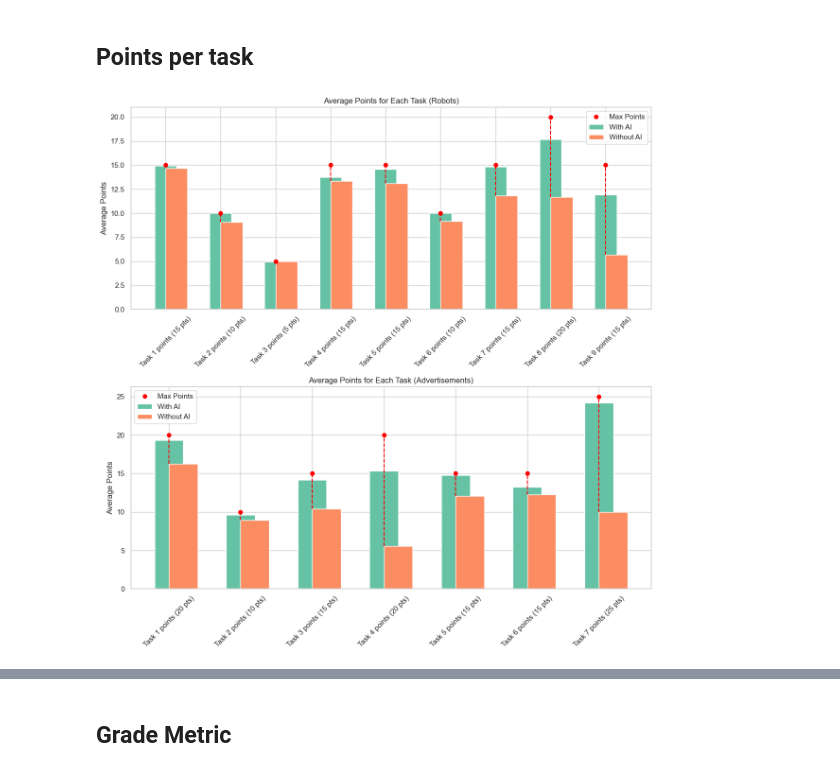
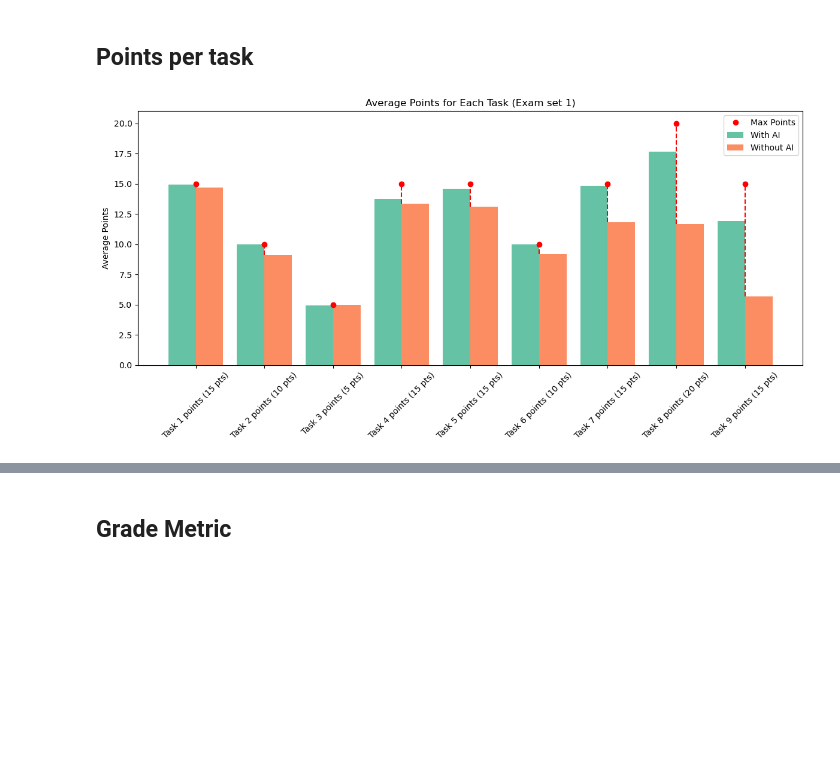
Before and after one commit to cseetreview/review_project, a Jupyter notebook: Notebook.ipynb, the cells around one changed output, grey strips where cells are left out. Saved outputs shown, nothing was run; the diff lists cells and outputs as text; code cells hidden in the pictures; blank space fills up the shorter version.

Commit message:
Cleaned notebook. List for figures. New data

```diff
--- a/Notebook.ipynb
+++ b/Notebook.ipynb
@@ -61,22 +61,19 @@ plt.show()
 # %%
-# Assuming 'Total Points' column is correctly calculated and exists in your dataframe
-# Create box plots for points
 plt.figure(figsize=(10, 6))
 sns.boxplot(x='Exam Set', y='Total Points', hue='With AI', data=data_filtered,
-            palette='Set2')  # Apply custom colors
-plt.title('Box plot of Points by Exam Set and With AI')
+            palette='Set2')
+plt.title('Box plot of Points by Exam Set and With Local LLM')
 plt.xlabel('Exam Set')
 plt.ylabel('Total Points')
-plt.legend(title='With AI')  # Add a title to the legend for clarity
+plt.legend(title='With AI')
 plt.show()
 
-# Create box plots for comparison of points scored with and without LLMs
 plt.figure(figsize=(10, 6))
 sns.boxplot(x='With AI', y='Total Points', data=data,
-            palette='Set2')  # Apply custom colors
-plt.title('Comparison of Points Scored With and Without LLMs')
-plt.xlabel('Use of LLM')
+            palette='Set2')
+plt.title('Comparison of Points Scored With and Without Local LLM')
+plt.xlabel('Use of Local LLM')
 plt.ylabel('Total Points')
-figures['Comparison of Points Scored With and Without LLMs'] = plt.gcf()
+figures['Comparison of Points Scored With and Without Local LLM'] = plt.gcf()
 plt.show()
 # %% [output]
@@ -223,59 +217,44 @@ plt.show()
 # %% [markdown]
 ## Points per task
 # %%
-# Define specific colors from the Set2 palette
-colors = sns.color_palette("Set2")[0:2]  # Select the first two colors from the Set2 palette
+colors = sns.color_palette("Set2")[0:2]
 
-# Filtering data for each set
-data_with_ai_robots = data[(data['With AI'] == 'Yes') & (data['Exam Set'] == 'Robots')]
-data_without_ai_robots = data[(data['With AI'] == 'No') & (data['Exam Set'] == 'Robots')]
-data_with_ai_ads = data[(data['With AI'] == 'Yes') & (data['Exam Set'] == 'Advertisements')]
-data_without_ai_ads = data[(data['With AI'] == 'No') & (data['Exam Set'] == 'Advertisements')]
+data_with_ai_robots = data[(data['With AI'] == 'Yes') & (data['Exam Set'] == 'Exam set 1')]
+data_without_ai_robots = data[(data['With AI'] == 'No') & (data['Exam Set'] == 'Exam set 1')]
+data_with_ai_ads = data[(data['With AI'] == 'Yes') & (data['Exam Set'] == 'Exam set 2')]
+data_without_ai_ads = data[(data['With AI'] == 'No') & (data['Exam Set'] == 'Exam set 2')]
 
-# Assuming tasks are from Task 1 to Task 9 for Robots and Task 1 to Task 7 for Advertisements
 task_columns_robots = ['Task 1 points', 'Task 2 points', 'Task 3 points', 'Task 4 points', 'Task 5 points', 'Task 6 points', 'Task 7 points', 'Task 8 points', 'Task 9 points']
 task_columns_adv = ['Task 1 points', 'Task 2 points', 'Task 3 points', 'Task 4 points', 'Task 5 points', 'Task 6 points', 'Task 7 points']
 
-# Calculating averages
 avg_points_with_ai_robots = data_with_ai_robots[task_columns_robots].mean()
 avg_points_without_ai_robots = data_without_ai_robots[task_columns_robots].mean()
 avg_points_with_ai_ads = data_with_ai_ads[task_columns_adv].mean()
 avg_points_without_ai_ads = data_without_ai_ads[task_columns_adv].mean()
 
-# Maximum points for each task
 max_points_per_task_robots = [15, 10, 5, 15, 15, 10, 15, 20, 15]
 max_points_per_task_advertisement = [20, 10, 15, 20, 15, 15, 25]
 
-# Plotting
-fig, axs = plt.subplots(2, 1, figsize=(12, 12))
+def plot_task_points(task_columns, avg_with_ai, avg_without_ai, max_points, title, key):
+    fig, ax = plt.subplots(figsize=(12, 6))
+    for i, task in enumerate(task_columns):
+        ax.bar(i - 0.2, avg_with_ai[i], width=0.4, label='With AI' if i == 0 else "", color=colors[0])
+        ax.bar(i + 0.2, avg_without_ai[i], width=0.4, label='Without AI' if i == 0 else "", color=colors[1])
+        ax.plot([i], [max_points[i]], 'ro', label='Max Points' if i == 0 else "")
+        ax.vlines(i, ymin=min(avg_with_ai[i], avg_without_ai[i]), ymax=max_points[i], color='r', linestyle='--')
+    ax.set_ylabel('Average Points')
+    ax.set_title(title)
+    ax.legend()
+    ax.set_xticks(range(len(task_columns)))
+    ax.set_xticklabels([f"{tc} ({mp} pts)" for tc, mp in zip(task_columns, max_points)], rotation=45)
+    plt.tight_layout()
+    figures[key] = plt.gcf()
+    plt.show()
 
-# Function to add max points to plots
-def add_max_points(ax, task_columns, avg_with_ai, avg_without_ai, max_points):
-    for i, task in enumerate(task_columns):
-        ax.bar(task, avg_with_ai[i], width=0.4, label='With AI' if i == 0 else "", color=colors[0], align='center')
-        ax.bar(task, avg_without_ai[i], width=0.4, label='Without AI' if i == 0 else "", color=colors[1], align='edge')
-        ax.plot([i], [max_points[i]], 'ro', label='Max Points' if i == 0 else "")  # Only label once
-        ax.vlines(i, ymin=min(avg_with_ai[i], avg_without_ai[i]), ymax=max_points[i], color='r', linestyle='--')
+# Plot for Exam set 1 and save the figure
+plot_task_points(task_columns_robots, avg_points_with_ai_robots, avg_points_without_ai_robots, max_points_per_task_robots, 'Average Points for Each Task (Exam set 1)', 'Average_Points_for_Each_Task_exam_set1_plot')
 
-# Robots
-add_max_points(axs[0], task_columns_robots, avg_points_with_ai_robots, avg_points_without_ai_robots, max_points_per_task_robots)
-axs[0].set_ylabel('Average Points')
-axs[0].set_title('Average Points for Each Task (Robots)')
-axs[0].legend()
-
-# Advertisements
-add_max_points(axs[1], task_columns_adv, avg_points_with_ai_ads, avg_points_without_ai_ads, max_points_per_task_advertisement)
-axs[1].set_ylabel('Average Points')
-axs[1].set_title('Average Points for Each Task (Advertisements)')
-axs[1].legend()
-
-# Custom x-axis labels with max points
-axs[0].set_xticks(range(len(task_columns_robots)))
-axs[0].set_xticklabels([f"{tc} ({mp} pts)" for tc, mp in zip(task_columns_robots, max_points_per_task_robots)], rotation=45)
-axs[1].set_xticks(range(len(task_columns_adv)))
-axs[1].set_xticklabels([f"{tc} ({mp} pts)" for tc, mp in zip(task_columns_adv, max_points_per_task_advertisement)], rotation=45)
-
-plt.tight_layout()
-plt.show()
+# Plot for Exam set 2 and save the figure
+plot_task_points(task_columns_adv, avg_points_with_ai_ads, avg_points_without_ai_ads, max_points_per_task_advertisement, 'Average Points for Each Task (Exam set 2)', 'Average_Points_for_Each_Task_exam_set2_plot')
 # %% [output]
-[figure, old version]
+[figure, new version]
```
Also changed, not shown: parts of 50 cells of this notebook, 12 other files.
